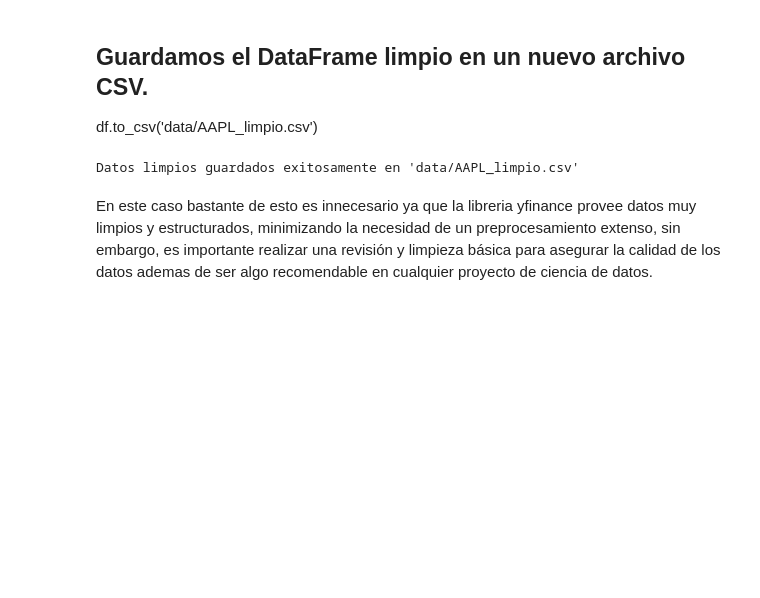
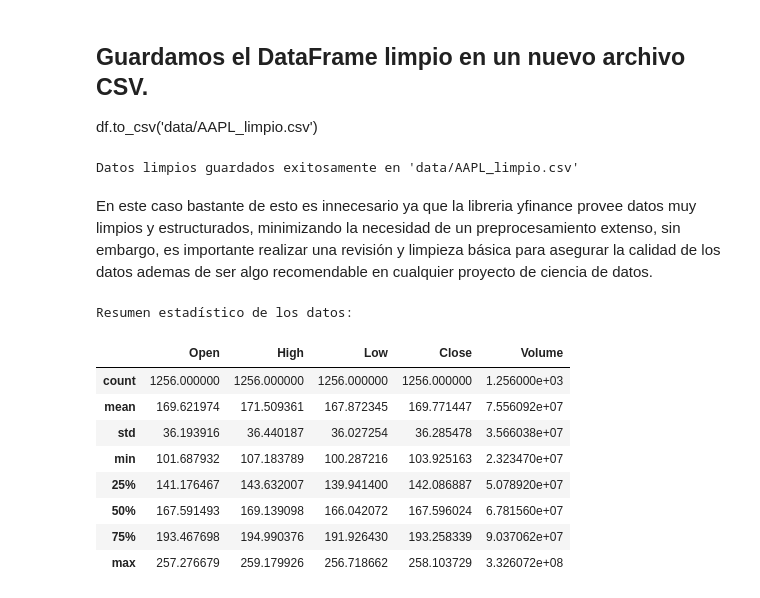
Before and after one commit to HenryD11703/analisis-financiero, a Jupyter notebook: notebooks/02_Limpieza_y_Analisis.ipynb, the cells around one changed output. Saved outputs shown, nothing was run; the diff lists cells and outputs as text; code cells hidden in the pictures; blank space fills up the shorter version.

```diff
--- a/notebooks/02_Limpieza_y_Analisis.ipynb
+++ b/notebooks/02_Limpieza_y_Analisis.ipynb
@@ -66,3 +66,17 @@ print("Datos limpios guardados exitosamente en 'data/AAPL_limpio.csv'")
 Datos limpios guardados exitosamente en 'data/AAPL_limpio.csv'
 # %% [markdown]
 En este caso bastante de esto es innecesario ya que la libreria yfinance provee datos muy limpios y estructurados, minimizando la necesidad de un preprocesamiento extenso, sin embargo, es importante realizar una revisión y limpieza básica para asegurar la calidad de los datos ademas de ser algo recomendable en cualquier proyecto de ciencia de datos.
+# %%
+print("Resumen estadístico de los datos:")
+display(df.describe())
+# %% [output]
+Resumen estadístico de los datos:
+|  | Open | High | Low | Close | Volume |
+| count | 1256.000000 | 1256.000000 | 1256.000000 | 1256.000000 | 1.256000e+03 |
+| mean | 169.621974 | 171.509361 | 167.872345 | 169.771447 | 7.556092e+07 |
+| std | 36.193916 | 36.440187 | 36.027254 | 36.285478 | 3.566038e+07 |
+| min | 101.687932 | 107.183789 | 100.287216 | 103.925163 | 2.323470e+07 |
+| 25% | 141.176467 | 143.632007 | 139.941400 | 142.086887 | 5.078920e+07 |
+| 50% | 167.591493 | 169.139098 | 166.042072 | 167.596024 | 6.781560e+07 |
+| 75% | 193.467698 | 194.990376 | 191.926430 | 193.258339 | 9.037062e+07 |
+| max | 257.276679 | 259.179926 | 256.718662 | 258.103729 | 3.326072e+08 |
```
Also changed, not shown: parts of 11 cells of this notebook, 1 other file.
